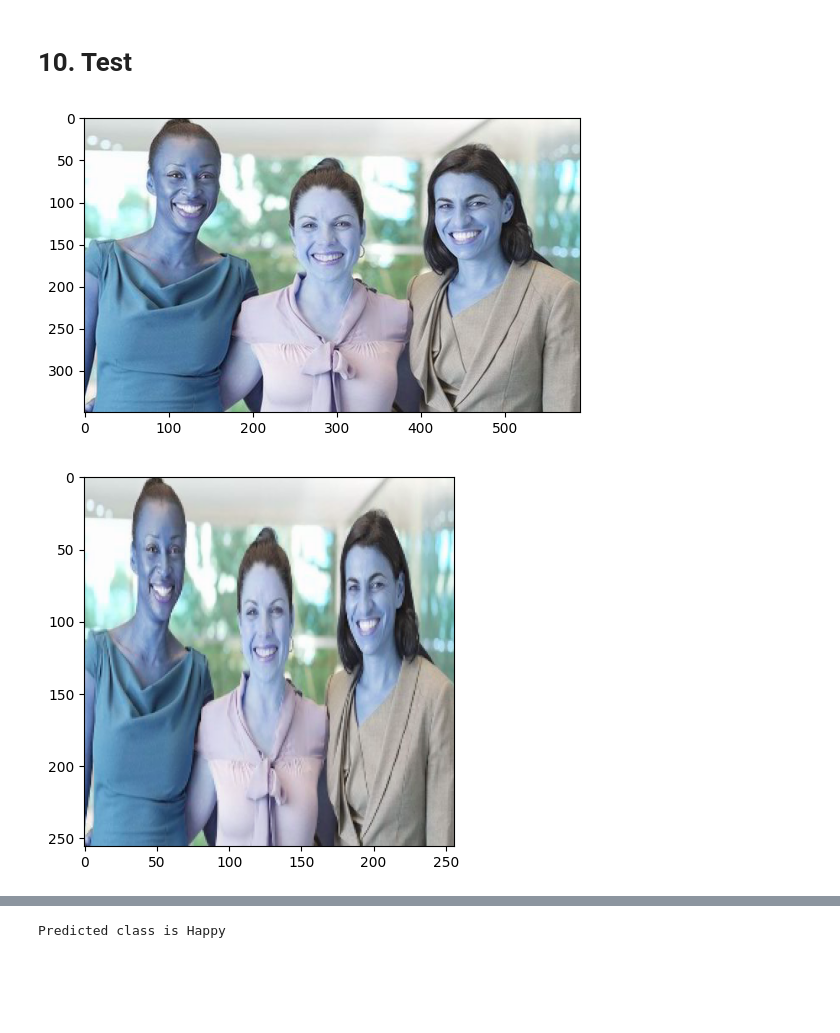
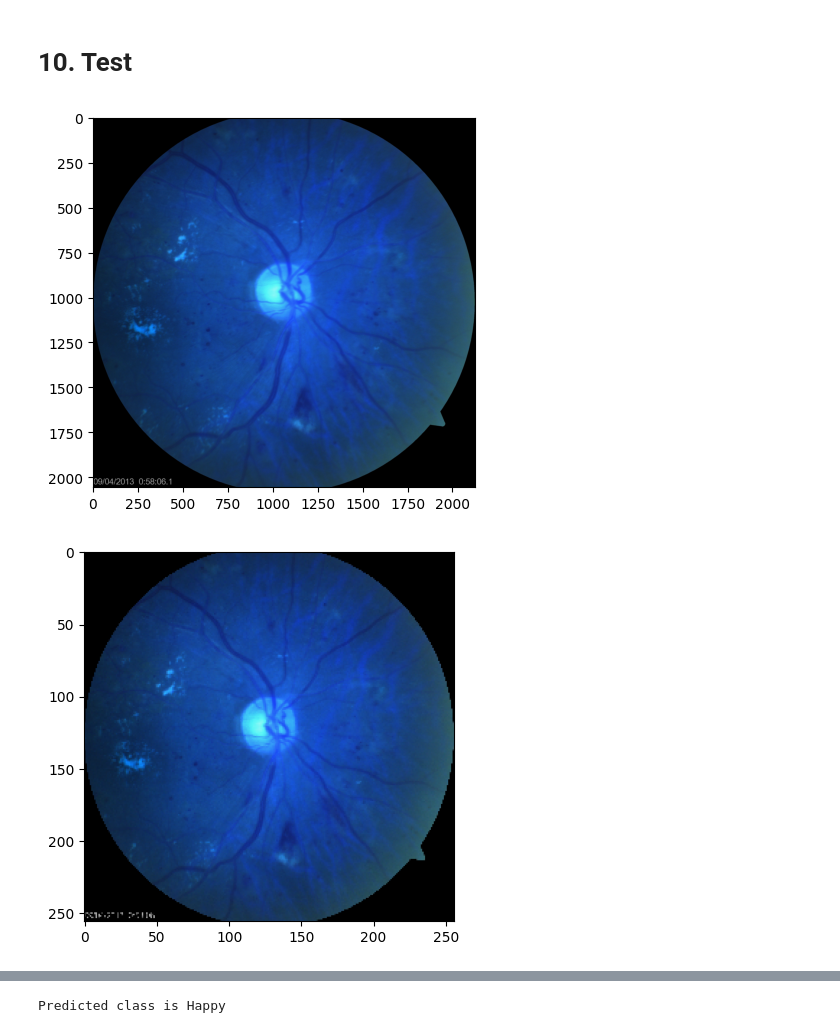
Before and after one commit to yiyangjessieyu/Deep-Learning-Image-Classifier, a Jupyter notebook: Getting Started.ipynb, the cells around one changed output, grey strips where cells are left out. Cells and saved outputs as stored; diff of their text form; code cells hidden in the pictures; blank space fills up the shorter version.

Commit message:
able to extract DR images

```diff
--- a/Getting Started.ipynb
+++ b/Getting Started.ipynb
@@ -237,17 +356,17 @@ tf.Tensor(1.0, shape=(), dtype=float32) tf.Tensor(1.0, shape=(), dtype=float32)
 # %%
 import cv2
 # %%
-img = cv2.imread('./data/happy/1-2.jpg')
+img = cv2.imread('./1.jpg')
 plt.imshow(img)
 plt.show()
 # %% [output]
-[figure, old version]
+[figure, new version]
 # %%
 resize = tf.image.resize(img, (256,256))
 plt.imshow(resize.numpy().astype(int))
 plt.show()
 # %% [output]
-[figure, old version]
+[figure, new version]
 # %%
 yhat = model.predict(np.expand_dims(resize/255, 0))
 # %% [output]
```
Also changed, not shown: parts of 18 cells of this notebook, 3 other files.
